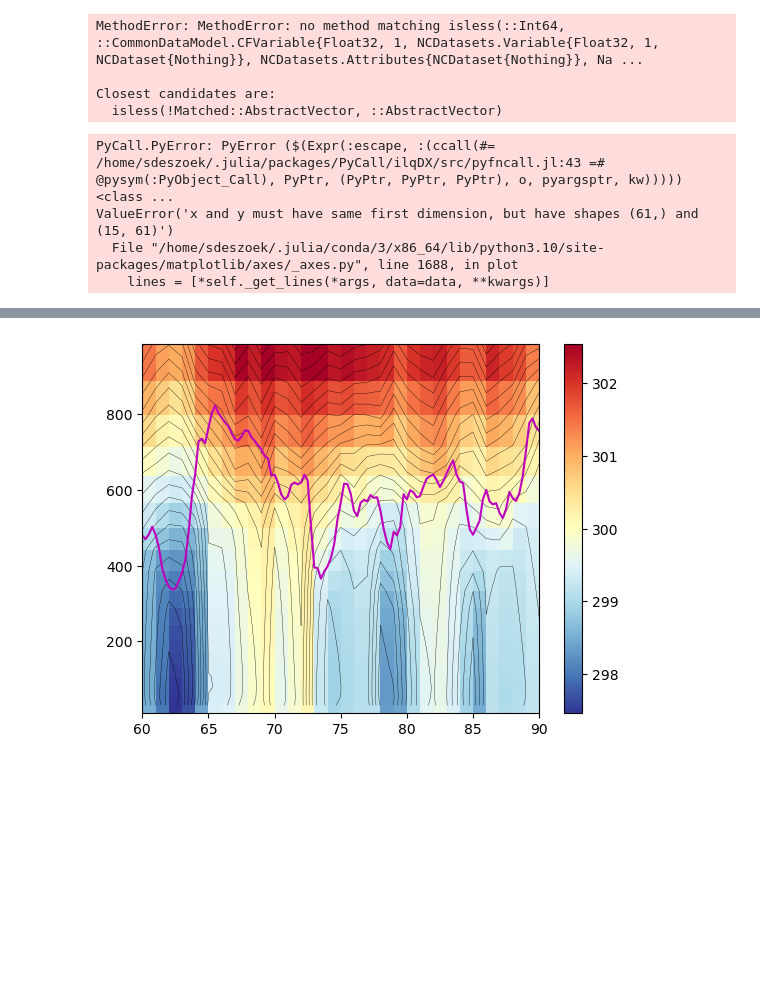
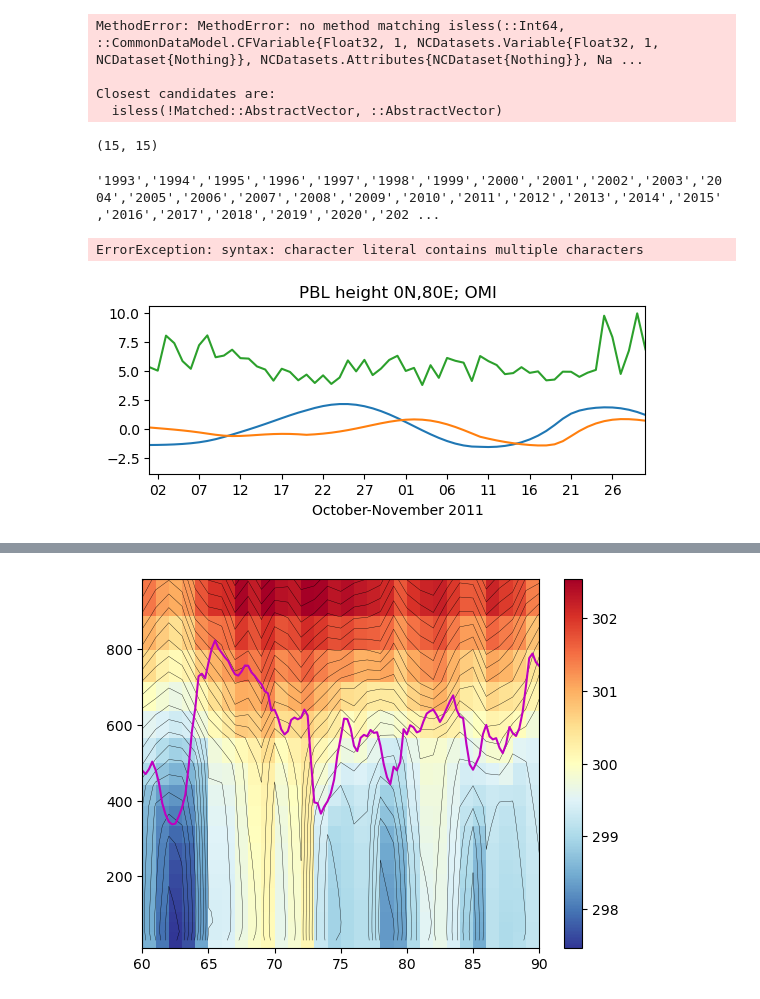
Before and after one commit to deszoeke/cmip6, a Jupyter notebook: era5/era5_mjo_vert.ipynb, the cells around one changed output, grey strips where cells are left out. Saved outputs shown, nothing was run; the diff lists cells and outputs as text; code cells hidden in the pictures; blank space fills up the shorter version.

```diff
--- a/era5/era5_mjo_vert.ipynb
+++ b/era5/era5_mjo_vert.ipynb
@@ -68,32 +68,38 @@ MethodError: MethodError: no method matching isless(::Int64, ::CommonDataModel.C
 Closest candidates are:
   isless(!Matched::AbstractVector, ::AbstractVector)
 # %%
-
 # blh
 blh = NCDataset("ERA5-bl-blh-easteq.nc")
 
 blh[:time] # DateTime
-i80 = findall(x->78<x<82, blh[:longitude][:])
-jeq = 41
-blh[:blh][i78,jeq,:] # lon,lat,time
-mean(blh[:blh][i80,jeq,:], dims=1)
+i80 = findall(x-> 78<x<82, blh[:longitude][:])
+jeq = findall(x-> -2<x<2 , blh[:latitude][:])
+blh[:blh][i80,jeq,:] # lon,lat,time
+mean(blh[:blh][i80,jeq,:], dims=(1,2))[:]
+length(i80), length(jeq)
 # %% [output]
-PyCall.PyError: PyError ($(Expr(:escape, :(ccall(#= /home/sdeszoek/.julia/packages/PyCall/ilqDX/src/pyfncall.jl:43 =# @pysym(:PyObject_Call), PyPtr, (PyPtr, PyPtr, PyPtr), o, pyargsptr, kw))))) <class ...
-ValueError('x and y must have same first dimension, but have shapes (61,) and (15, 61)')
-  File "/home/sdeszoek/.julia/conda/3/x86_64/lib/python3.10/site-packages/matplotlib/axes/_axes.py", line 1688, in plot
-    lines = [*self._get_lines(*args, data=data, **kwargs)]
+(15, 15)
+# %%
+[print("'$(y)',") for y in 1993:2022]
+[ '01','02','03','04','05','06','07','08,'09','10','11','12']
+# %% [output]
+'1993','1994','1995','1996','1997','1998','1999','2000','2001','2002','2003','2004','2005','2006','2007','2008','2009','2010','2011','2012','2013','2014','2015','2016','2017','2018','2019','2020','202 ...
+ErrorException: syntax: character literal contains multiple characters
 # %%
 clf()
 ax1 = subplot(2,1,1)
 ax1.plot(dt2mt.(omidt), omi1) # central Indian Oc convection
 ax1.plot(dt2mt.(omidt), omi2)
-ax1.plot(dt2mt.(blh[:time]), blh[:blh][i80,jeq,:]/100)
+ax1.plot(dt2mt.(blh[:time]), mean(blh[:blh][i80,jeq,:], dims=(1,2))[:]/100)
 ax1.set_xlim(dt2mt.([Date(2011,10,1), Date(2011,11,30)]))
 # mpl date formatters
 majorformatter = matplotlib[:dates][:DateFormatter]("%d")
 majorlocator = matplotlib[:dates][:DayLocator](interval=5)
 ax1[:xaxis][:set_major_formatter](majorformatter)
 ax1[:xaxis][:set_major_locator](majorlocator)
-title("OMI")
+title("PBL height 0N,80E; OMI")
 xlabel("October-November 2011")
+savefig("pblh_omi_dynamo2011.png")
 gcf()
+# %% [output]
+[figure, added]
```
Also changed, not shown: parts of 4 cells of this notebook, 2 other files.
